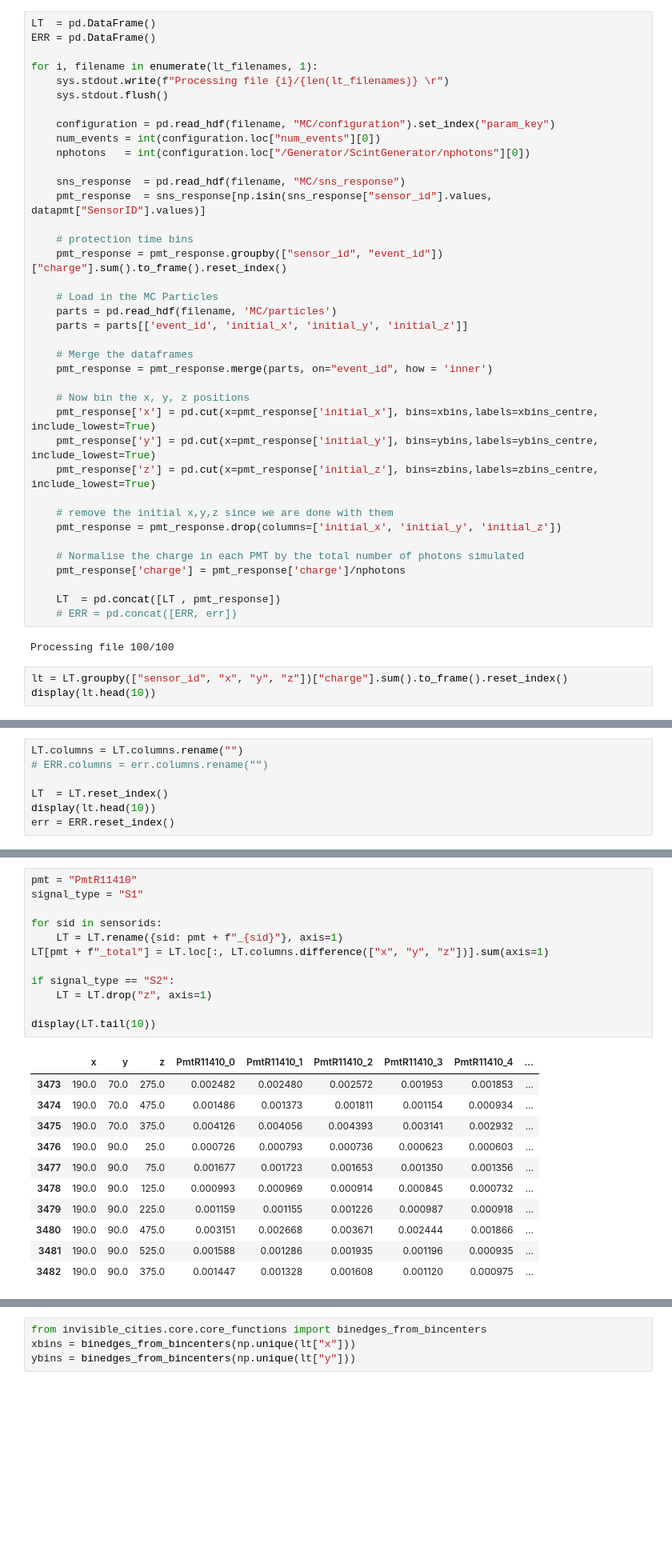
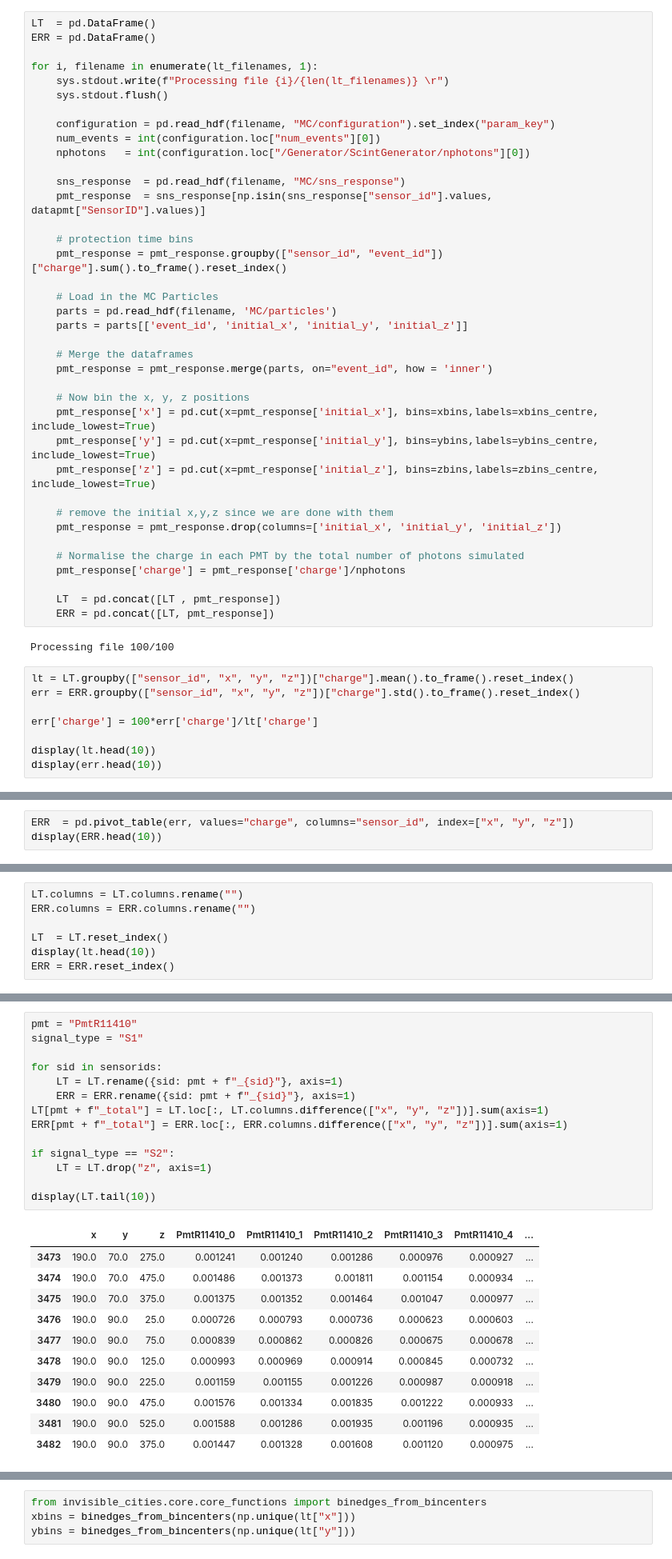
Before and after one commit to kvjmistry/LightTableGen, a Jupyter notebook: notebooks/lt_creator.ipynb, the cells around one changed output, grey strips where cells are left out. Shown: that part at 80% size. Saved outputs shown, nothing was run; the diff lists cells and outputs as text; blank space fills up the shorter version.

```diff
--- a/notebooks/lt_creator.ipynb
+++ b/notebooks/lt_creator.ipynb
@@ -199,12 +199,17 @@ for i, filename in enumerate(lt_filenames, 1):
     pmt_response['charge'] = pmt_response['charge']/nphotons
 
     LT  = pd.concat([LT , pmt_response])
-    # ERR = pd.concat([ERR, err])
+    ERR = pd.concat([LT, pmt_response])
 # %% [output]
 Processing file 100/100
 # %%
-lt = LT.groupby(["sensor_id", "x", "y", "z"])["charge"].sum().to_frame().reset_index()
+lt = LT.groupby(["sensor_id", "x", "y", "z"])["charge"].mean().to_frame().reset_index()
+err = ERR.groupby(["sensor_id", "x", "y", "z"])["charge"].std().to_frame().reset_index()
+
+err['charge'] = 100*err['charge']/lt['charge']
+
 display(lt.head(10))
+display(err.head(10))
 # %% [output]
 |  | sensor_id | x | y | z | charge |
 | 0 | 0 | -190.0 | -190.0 | 25.0 | NaN |
@@ -235,0 +252,3 @@ display(LT.head(10))
+# %%
+ERR  = pd.pivot_table(err, values="charge", columns="sensor_id", index=["x", "y", "z"])
+display(ERR.head(10))
@@ -236,10 +268,10 @@ display(LT.head(10))
 # %%
 LT.columns = LT.columns.rename("")
-# ERR.columns = err.columns.rename("")
+ERR.columns = ERR.columns.rename("")
 
 LT  = LT.reset_index()
 display(lt.head(10))
-err = ERR.reset_index()
+ERR = ERR.reset_index()
 # %% [output]
 |  | sensor_id | x | y | z | charge |
 | 0 | 0 | -190.0 | -190.0 | 25.0 | NaN |
@@ -255,25 +287,27 @@ err = ERR.reset_index()
 # %%
 pmt = "PmtR11410"
 signal_type = "S1"
 
 for sid in sensorids:
     LT = LT.rename({sid: pmt + f"_{sid}"}, axis=1)
+    ERR = ERR.rename({sid: pmt + f"_{sid}"}, axis=1)
 LT[pmt + f"_total"] = LT.loc[:, LT.columns.difference(["x", "y", "z"])].sum(axis=1)
+ERR[pmt + f"_total"] = ERR.loc[:, ERR.columns.difference(["x", "y", "z"])].sum(axis=1)
 
 if signal_type == "S2":
     LT = LT.drop("z", axis=1)
 
 display(LT.tail(10))
 # %% [output]
 |  | x | y | z | PmtR11410_0 | PmtR11410_1 | PmtR11410_2 | PmtR11410_3 | PmtR11410_4 | ... |
-| 3473 | 190.0 | 70.0 | 275.0 | 0.002482 | 0.002480 | 0.002572 | 0.001953 | 0.001853 | ... |
+| 3473 | 190.0 | 70.0 | 275.0 | 0.001241 | 0.001240 | 0.001286 | 0.000976 | 0.000927 | ... |
 | 3474 | 190.0 | 70.0 | 475.0 | 0.001486 | 0.001373 | 0.001811 | 0.001154 | 0.000934 | ... |
-| 3475 | 190.0 | 70.0 | 375.0 | 0.004126 | 0.004056 | 0.004393 | 0.003141 | 0.002932 | ... |
+| 3475 | 190.0 | 70.0 | 375.0 | 0.001375 | 0.001352 | 0.001464 | 0.001047 | 0.000977 | ... |
 | 3476 | 190.0 | 90.0 | 25.0 | 0.000726 | 0.000793 | 0.000736 | 0.000623 | 0.000603 | ... |
-| 3477 | 190.0 | 90.0 | 75.0 | 0.001677 | 0.001723 | 0.001653 | 0.001350 | 0.001356 | ... |
+| 3477 | 190.0 | 90.0 | 75.0 | 0.000839 | 0.000862 | 0.000826 | 0.000675 | 0.000678 | ... |
 | 3478 | 190.0 | 90.0 | 125.0 | 0.000993 | 0.000969 | 0.000914 | 0.000845 | 0.000732 | ... |
 | 3479 | 190.0 | 90.0 | 225.0 | 0.001159 | 0.001155 | 0.001226 | 0.000987 | 0.000918 | ... |
-| 3480 | 190.0 | 90.0 | 475.0 | 0.003151 | 0.002668 | 0.003671 | 0.002444 | 0.001866 | ... |
+| 3480 | 190.0 | 90.0 | 475.0 | 0.001576 | 0.001334 | 0.001835 | 0.001222 | 0.000933 | ... |
 | 3481 | 190.0 | 90.0 | 525.0 | 0.001588 | 0.001286 | 0.001935 | 0.001196 | 0.000935 | ... |
 | 3482 | 190.0 | 90.0 | 375.0 | 0.001447 | 0.001328 | 0.001608 | 0.001120 | 0.000975 | ... |
 # %%
```
Also changed, not shown: parts of 11 cells of this notebook.
